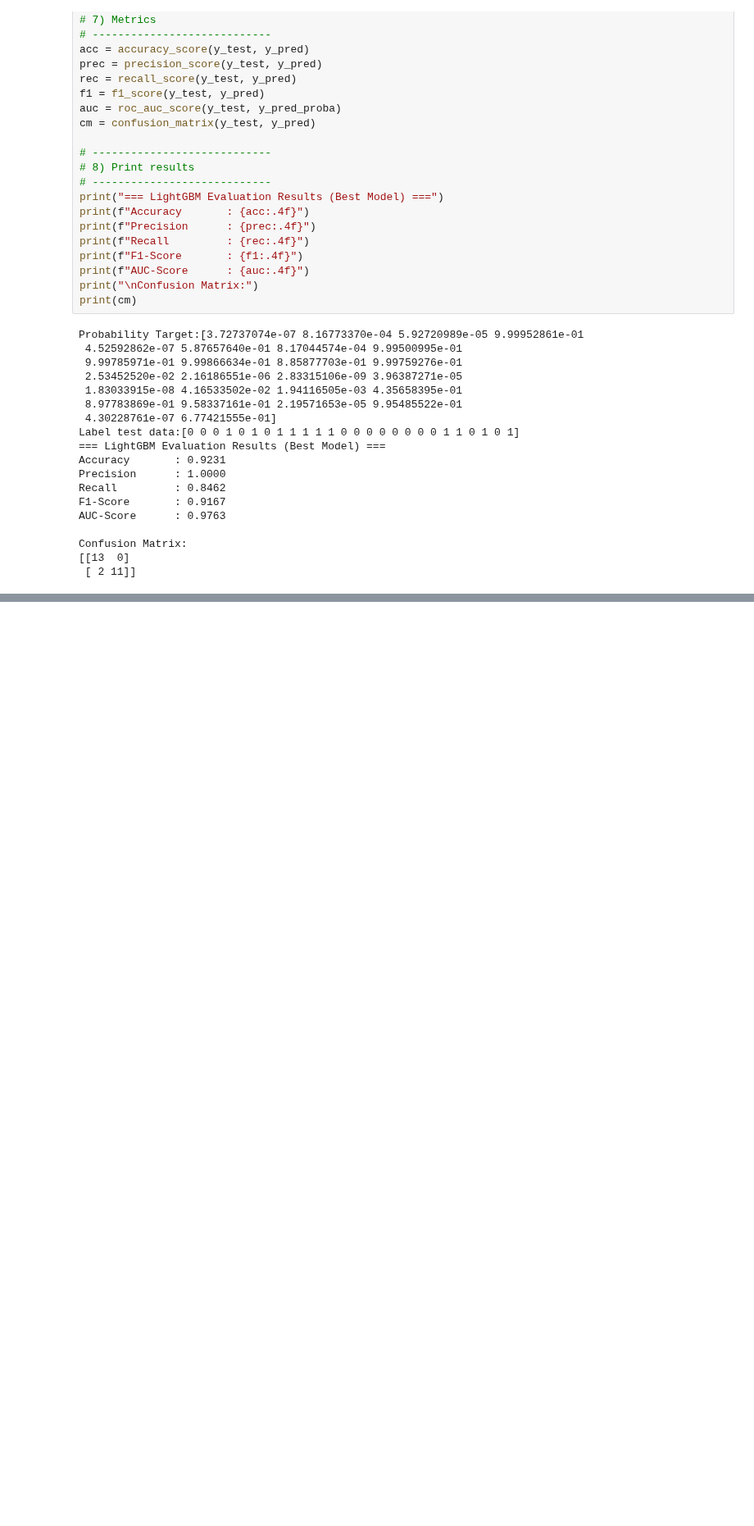
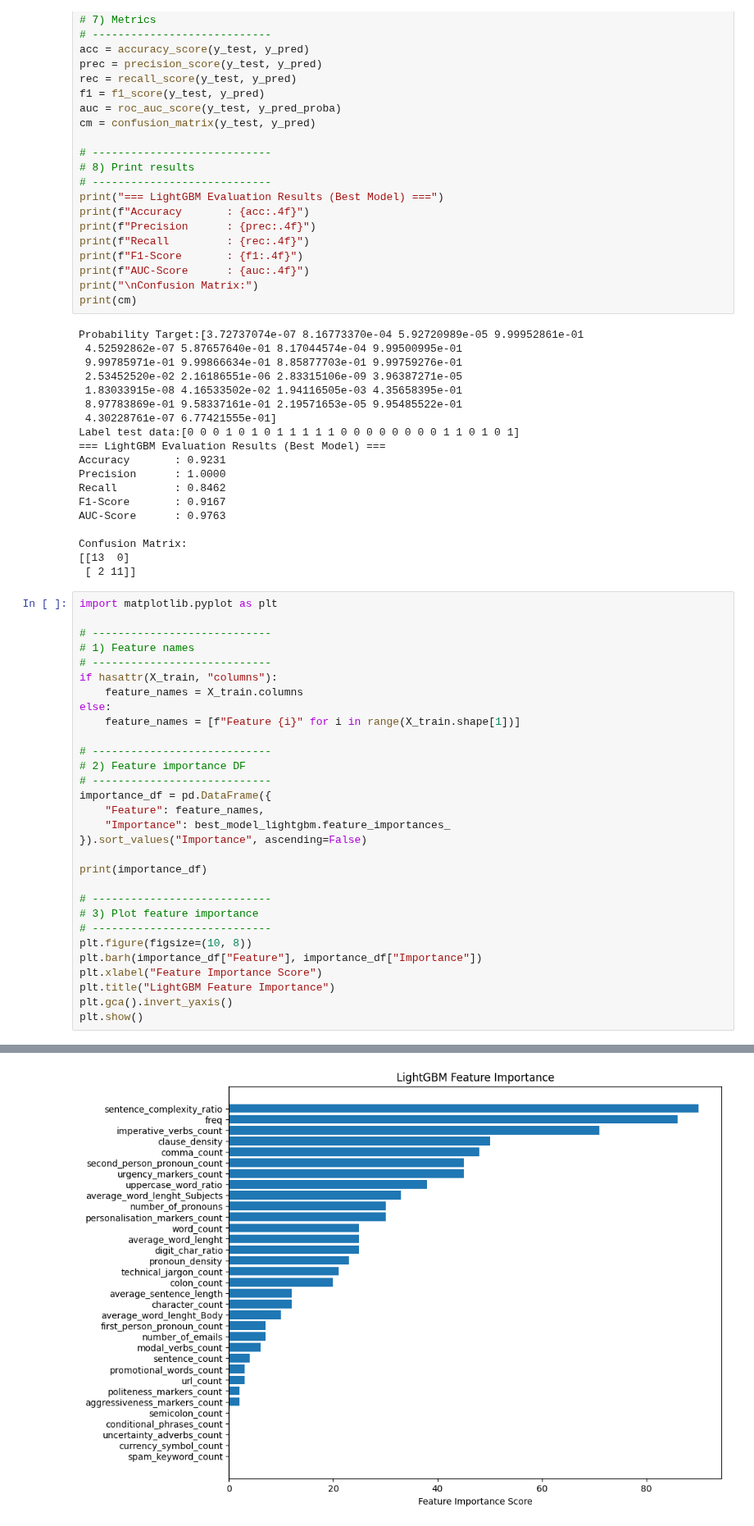
Before and after one commit to Keeta-Kimila/classification-model-that-email-between-Legitimate-or-Phishing, a Jupyter notebook: source_code/feature_extraction_and_model.ipynb, the cells around one changed output, grey strips where cells are left out. Shown at 82% size. Saved outputs shown, nothing was run; the diff lists cells and outputs as text; blank space fills up the shorter version.

```diff
--- a/source_code/feature_extraction_and_model.ipynb
+++ b/source_code/feature_extraction_and_model.ipynb
@@ -1283,3 +1283,34 @@ AUC-Score      : 0.9763
 Confusion Matrix:
 [[13  0]
  [ 2 11]]
+# %%
+import matplotlib.pyplot as plt
+
+# ----------------------------
+# 1) Feature names
+# ----------------------------
+if hasattr(X_train, "columns"):
+    feature_names = X_train.columns
+else:
+    feature_names = [f"Feature {i}" for i in range(X_train.shape[1])]
+
+# ----------------------------
+# 2) Feature importance DF
+# ----------------------------
+importance_df = pd.DataFrame({
+    "Feature": feature_names,
+    "Importance": best_model_lightgbm.feature_importances_
+}).sort_values("Importance", ascending=False)
+
+print(importance_df)
+
+# ----------------------------
+# 3) Plot feature importance
+# ----------------------------
+plt.figure(figsize=(10, 8))
+plt.barh(importance_df["Feature"], importance_df["Importance"])
+plt.xlabel("Feature Importance Score")
+plt.title("LightGBM Feature Importance")
+plt.gca().invert_yaxis()
+plt.show()
+# %% [output]
@@ -1285,0 +1334 @@ Confusion Matrix:
+[figure, added]
```
Also changed, not shown: parts of 1 cell of this notebook.
